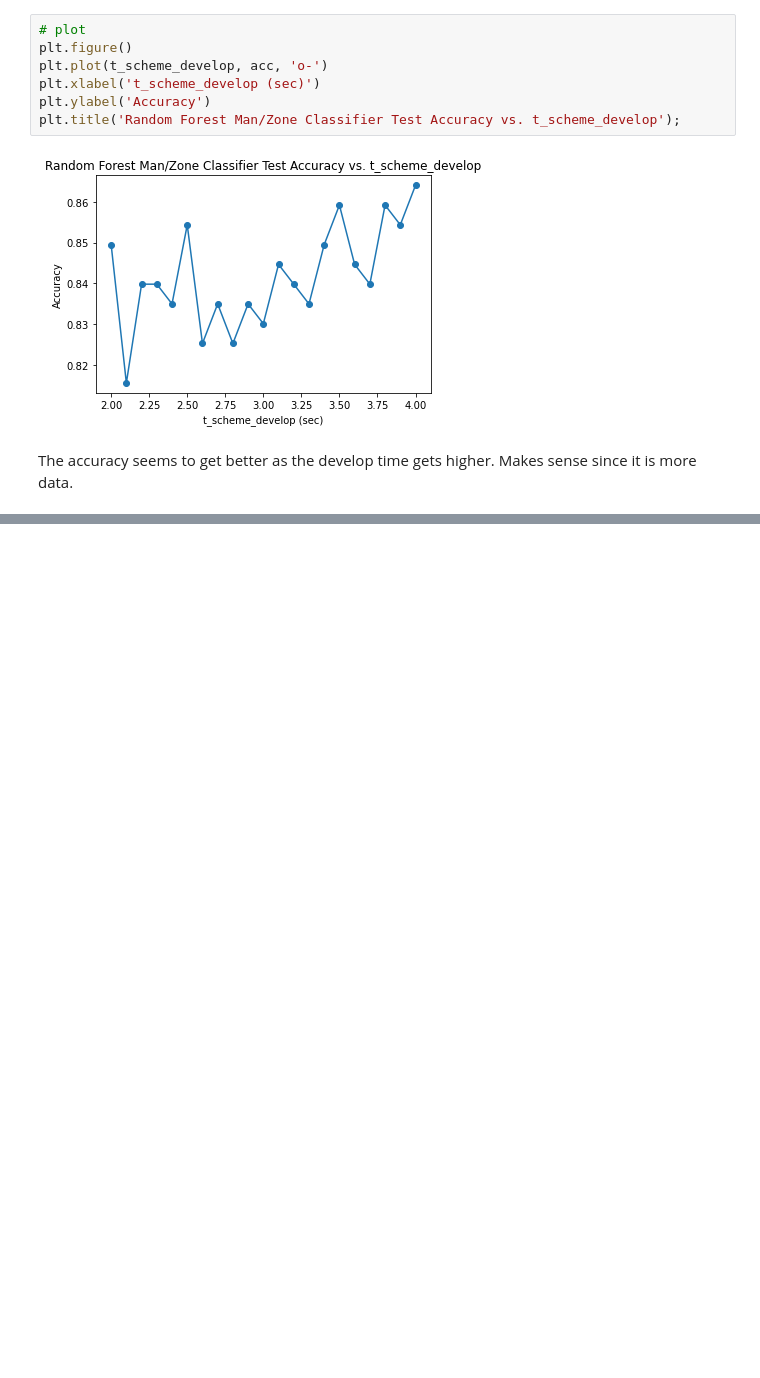
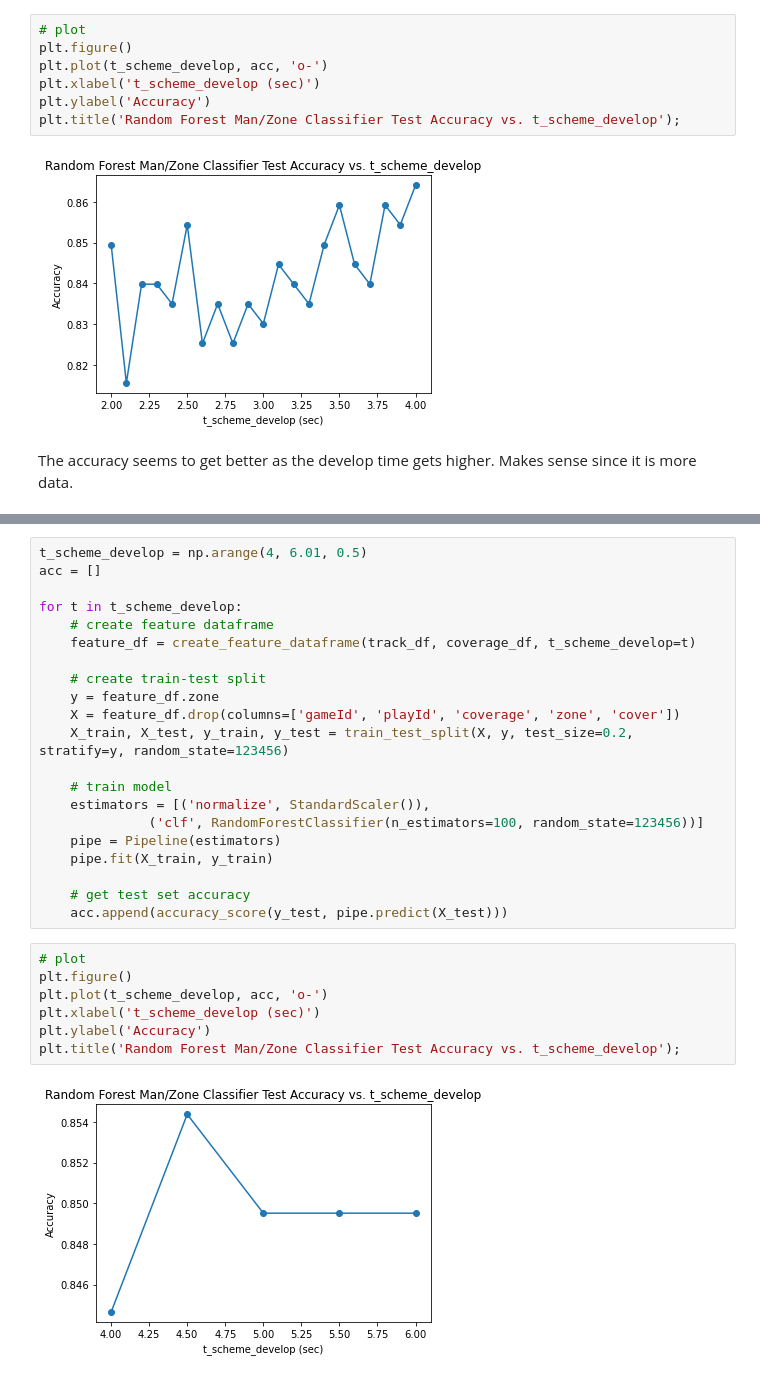
Before and after one commit to pschlais/kaggle_bigdatabowl_2021, a Jupyter notebook: coverage_type_model.ipynb, the cells around one changed output, grey strips where cells are left out. Saved outputs shown, nothing was run; the diff lists cells and outputs as text; blank space fills up the shorter version.

```diff
--- a/coverage_type_model.ipynb
+++ b/coverage_type_model.ipynb
@@ -671,3 +716,33 @@ The accuracy seems to get better as the develop time gets higher. Makes sense si
+# %%
+t_scheme_develop = np.arange(4, 6.01, 0.5)
+acc = []
+
+for t in t_scheme_develop:
+    # create feature dataframe
+    feature_df = create_feature_dataframe(track_df, coverage_df, t_scheme_develop=t)
+
+    # create train-test split
+    y = feature_df.zone
+    X = feature_df.drop(columns=['gameId', 'playId', 'coverage', 'zone', 'cover'])
+    X_train, X_test, y_train, y_test = train_test_split(X, y, test_size=0.2, stratify=y, random_state=123456)
+
+    # train model
+    estimators = [('normalize', StandardScaler()),
+              ('clf', RandomForestClassifier(n_estimators=100, random_state=123456))]
+    pipe = Pipeline(estimators)
+    pipe.fit(X_train, y_train)
+
+    # get test set accuracy
+    acc.append(accuracy_score(y_test, pipe.predict(X_test)))
+# %%
+# plot
+plt.figure()
+plt.plot(t_scheme_develop, acc, 'o-')
+plt.xlabel('t_scheme_develop (sec)')
+plt.ylabel('Accuracy')
+plt.title('Random Forest Man/Zone Classifier Test Accuracy vs. t_scheme_develop');
+# %% [output]
+[figure, added]
 # %% [markdown]
 # NEXT UP
 
```
Also changed, not shown: parts of 20 cells of this notebook.
